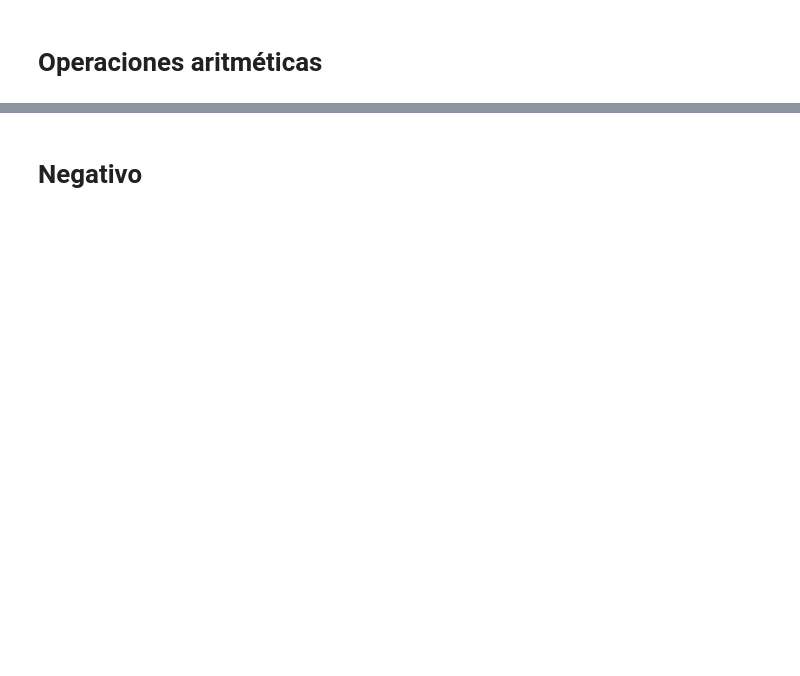
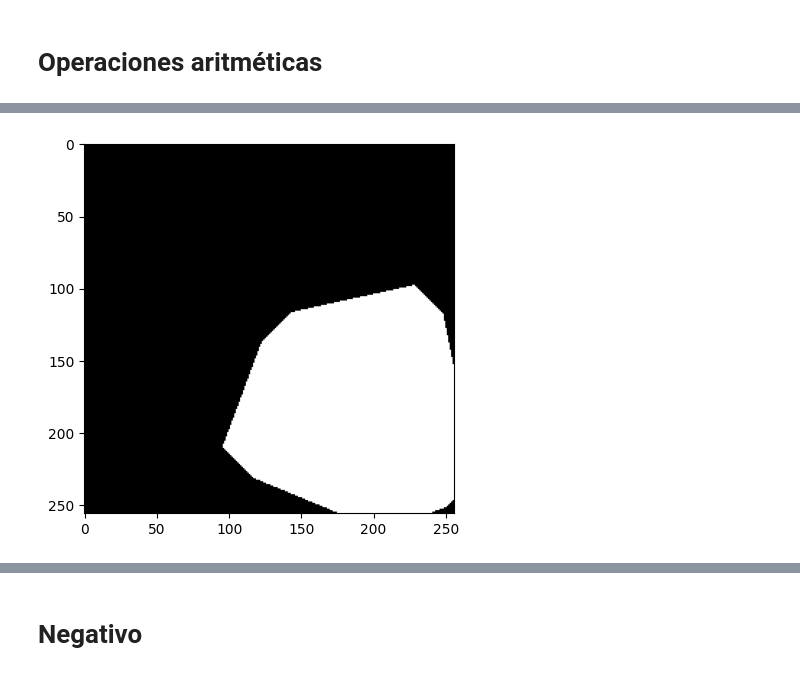
Before and after one commit to DavidTobonIBIO/talleres-imagenes-y-vision, a Jupyter notebook: Taller1.ipynb, the cells around one changed output, grey strips where cells are left out. Saved outputs shown, nothing was run; the diff lists cells and outputs as text; code cells hidden in the pictures; blank space fills up the shorter version.

```diff
--- a/Taller1.ipynb
+++ b/Taller1.ipynb
@@ -47,0 +53,6 @@ plt.show()
+# %%
+imagen_2 = cv2.imread("Operaciones_2.png", cv2.IMREAD_GRAYSCALE)
+plt.imshow(imagen_2, cmap='gray')
+plt.show()
+# %% [output]
+[figure, added]
```
Also changed, not shown: parts of 45 cells of this notebook, 4 other files.
